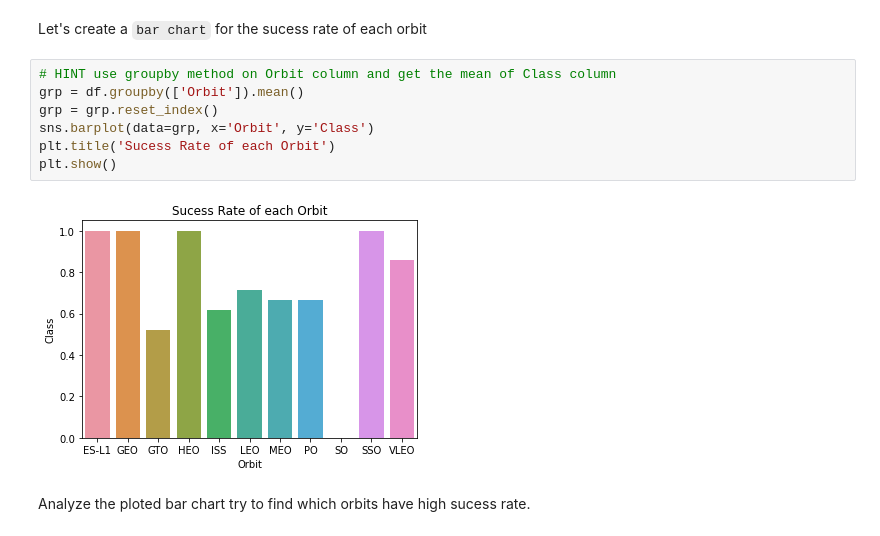
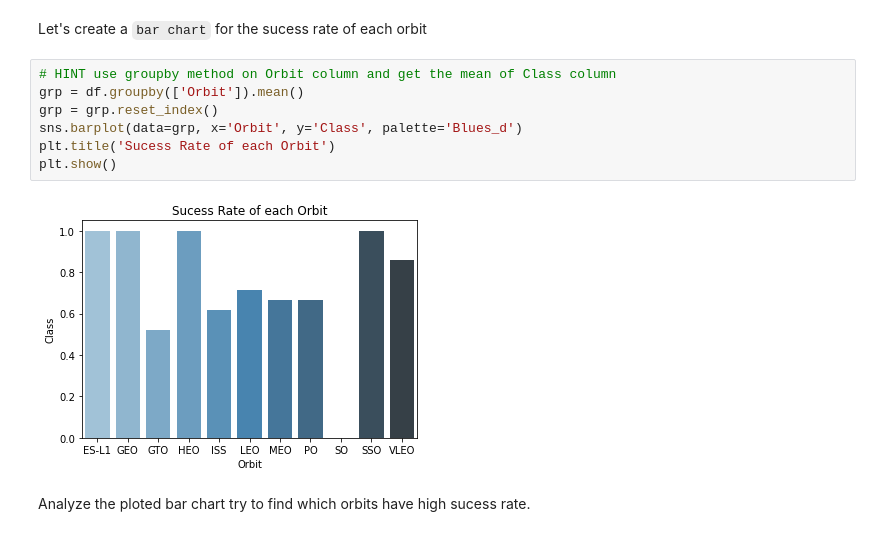
Before and after one commit to mircohoehne/IBM_Applied_Data_Science_Capstone, a Jupyter notebook: 5. eda_dataviz_python.ipynb, the cells around one changed output. Cells and saved outputs as stored; diff of their text form.

```diff
--- a/5. eda_dataviz_python.ipynb
+++ b/5. eda_dataviz_python.ipynb
@@ -121,12 +121,12 @@ Let's create a `bar chart` for the sucess rate of each orbit
 # %%
 # HINT use groupby method on Orbit column and get the mean of Class column
 grp = df.groupby(['Orbit']).mean()
 grp = grp.reset_index()
-sns.barplot(data=grp, x='Orbit', y='Class')
+sns.barplot(data=grp, x='Orbit', y='Class', palette='Blues_d')
 plt.title('Sucess Rate of each Orbit')
 plt.show()
 # %% [output]
-[figure, old version]
+[figure, new version]
 # %% [markdown]
 Analyze the ploted bar chart try to find which orbits have high sucess rate.
 # %%
```
Also changed, not shown: parts of 4 cells of this notebook, 3 other files.
